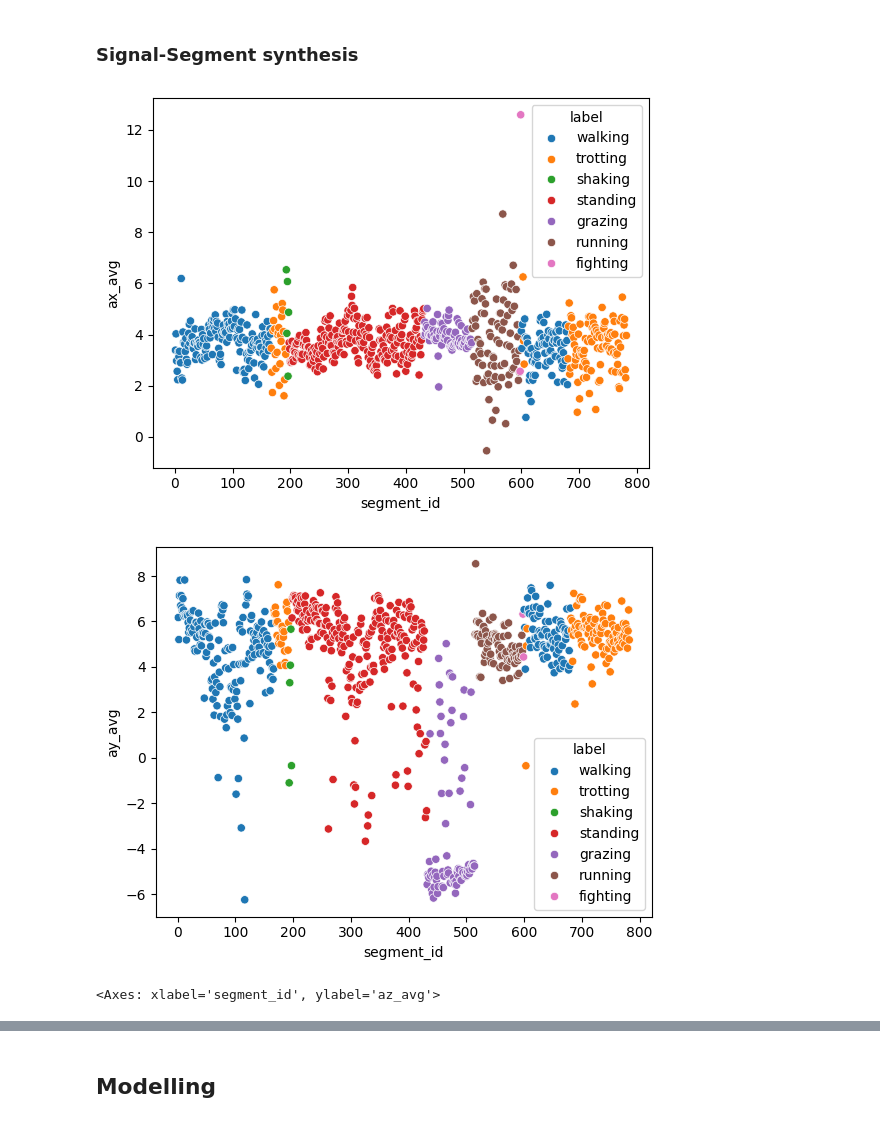
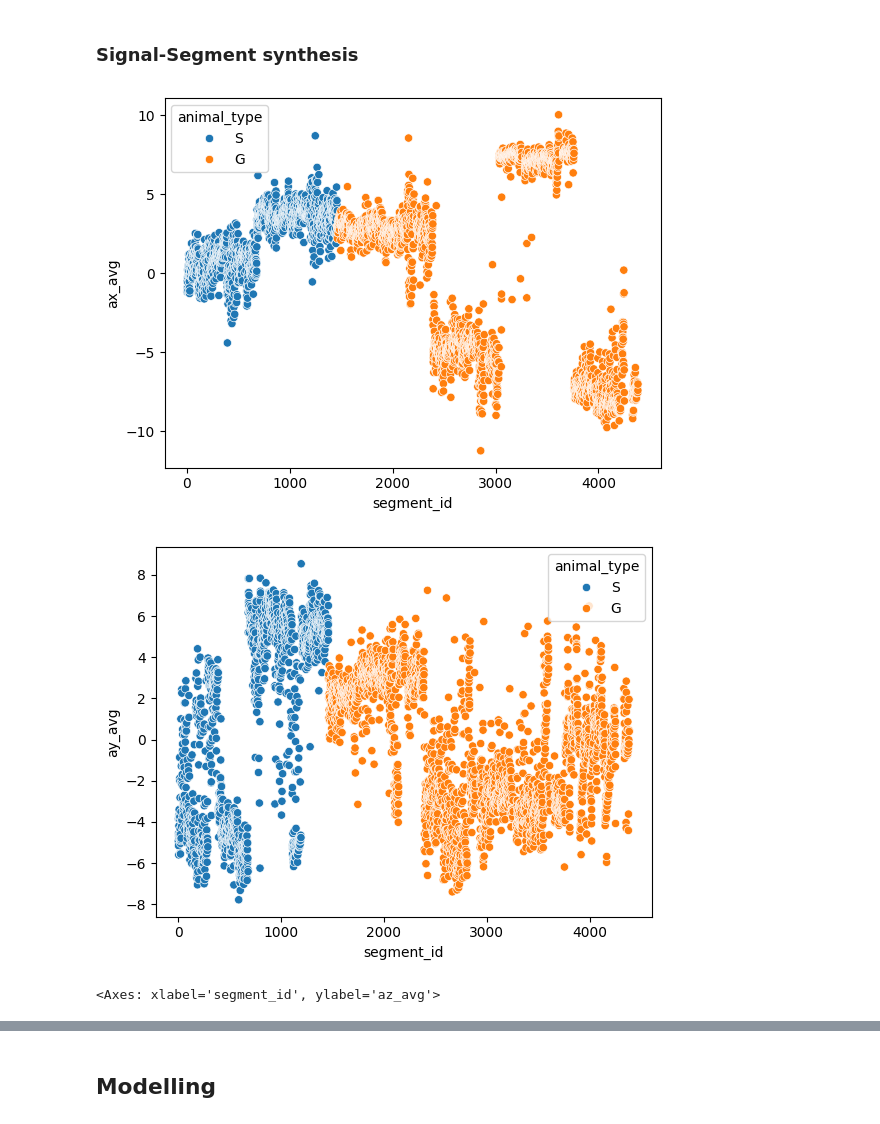
Before and after one commit to SharathRajMohan/AnimalCollarAI, a Jupyter notebook: AnimalAIDataProcessing.ipynb, the cells around one changed output, grey strips where cells are left out. Drawn from its saved outputs; the diff is of its cells as text; code cells hidden in the pictures.

```diff
--- a/AnimalAIDataProcessing.ipynb
+++ b/AnimalAIDataProcessing.ipynb
@@ -16,5 +31,5 @@ import warnings; warnings.filterwarnings('ignore')
 # %%
-ds = pd.read_csv('Data/Sheep/Sheep.csv', sep=',')
+ds = pd.read_csv('Data/Animal.csv', sep=',')
 # %%
 ds.head(2)
 # %% [output]
@@ -253,4 +250,7 @@ print(ds_seg_fight['acceleration'].mean())
 # %% [markdown]
 ### Adding features to dataset
+# %%
+ds['animal_Type'] = ds['animal_ID'].apply(lambda x: x[0])
 # %%
 ds['acceleration'] = np.sqrt((ds['ax']**2)+(ds['ay']**2)+(ds['az']**2))
+ds['hg_acceleration'] =  np.sqrt((ds['axhg']**2)+(ds['ayhg']**2)+(ds['azhg']**2))
@@ -274,6 +269,8 @@ cz_avg = []
 temp_avg = []
 press_avg = []
 acceleration_avg = []
+hg_acceleration_avg = []
+animal_type = []
 label = []
 segment_id = []
 for segment in ds['segment_ID'].unique():
@@ -286,6 +283,7 @@ for segment in ds['segment_ID'].unique():
     axhg_avg.append(ds[ds['segment_ID']==segment]['axhg'].mean())
     ayhg_avg.append(ds[ds['segment_ID']==segment]['ayhg'].mean())
     azhg_avg.append(ds[ds['segment_ID']==segment]['azhg'].mean())
+    hg_acceleration_avg.append(ds[ds['segment_ID']==segment]['hg_acceleration'].mean())
 
     cx_avg.append(pd.Series(signal.resample(ds[ds['segment_ID']==segment]['cx'].dropna(),ds[ds['segment_ID']==segment].shape[0])).mean())
     cy_avg.append(pd.Series(signal.resample(ds[ds['segment_ID']==segment]['cy'].dropna(),ds[ds['segment_ID']==segment].shape[0])).mean())
@@ -293,15 +291,18 @@ for segment in ds['segment_ID'].unique():
 
     temp_avg.append(ds[ds['segment_ID']==segment]['temp'].mean())
     press_avg.append(ds[ds['segment_ID']==segment]['pressure'].mean())
+    animal_type.append(ds[ds['segment_ID']==segment]['animal_Type'].unique()[0])
     label.append(ds[ds['segment_ID']==segment]['label'].unique()[0])
 
 
 
 synthesized_df = pd.DataFrame({'segment_id':segment_id,
+                               'animal_type':animal_type,
                                 'ax_avg':ax_avg,
                                 'ay_avg':ay_avg,
                                 'az_avg':az_avg,
                                 'acc_avg':acceleration_avg,
+                                'hgacc_avg':hg_acceleration_avg,
                                 'axhg_avg':axhg_avg,
                                 'ayhg_avg':ayhg_avg,
                                 'azhg_avg':azhg_avg,
@@ -316,10 +317,10 @@ synthesized_df.to_csv('./Data/Sheep/Sheep_Proc.csv')
 # %%
-sns.scatterplot(y=synthesized_df['ax_avg'],x=synthesized_df['segment_id'],hue=synthesized_df.label)
+sns.scatterplot(y=synthesized_df['ax_avg'],x=synthesized_df['segment_id'],hue=synthesized_df['animal_type'])
 plt.show()
-sns.scatterplot(y=synthesized_df['ay_avg'],x=synthesized_df['segment_id'],hue=synthesized_df.label)
+sns.scatterplot(y=synthesized_df['ay_avg'],x=synthesized_df['segment_id'],hue=synthesized_df['animal_type'])
 plt.show()
-sns.scatterplot(y=synthesized_df['az_avg'],x=synthesized_df['segment_id'],hue=synthesized_df.label)
+sns.scatterplot(y=synthesized_df['az_avg'],x=synthesized_df['segment_id'],hue=synthesized_df['animal_type'])
 # %% [output]
-[figure, old version]
+[figure, new version]
-[figure, old version]
+[figure, new version]
 <Axes: xlabel='segment_id', ylabel='az_avg'>
```
Also changed, not shown: parts of 25 cells of this notebook, 3 other files.
